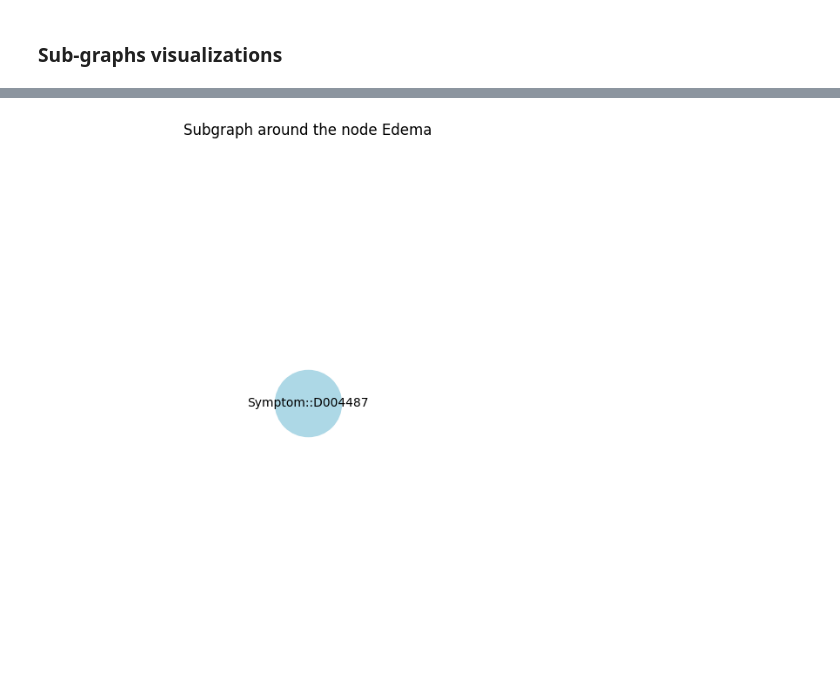
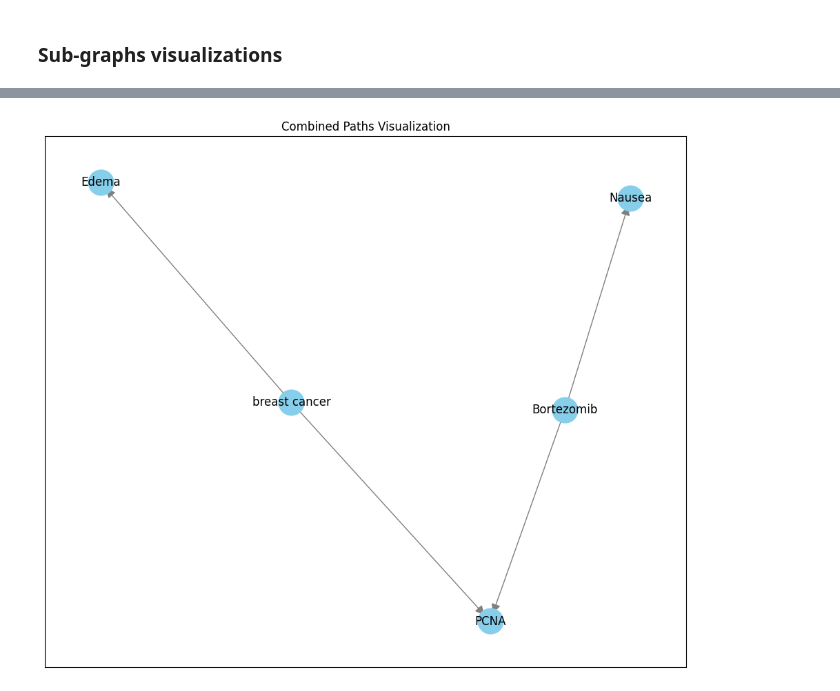
Before and after one commit to MatteoFerraresi/ac4da_project, a Jupyter notebook: script.ipynb, the cells around one changed output, grey strips where cells are left out. Cells and saved outputs as stored; diff of their text form; code cells hidden in the pictures.

```diff
--- a/script.ipynb
+++ b/script.ipynb
@@ -654,18 +670,43 @@ extract_and_visualize_subgraph(H, "Edema")
-# %%
-def plot_graph_section(G, central_node, radius=1):
-    # Draw the graph with a specific node and its neighbors within a certain radius
-    ego_graph = nx.ego_graph(G, central_node, radius=radius)
-    pos = nx.spring_layout(ego_graph)
-    plt.figure(figsize=(6, 6))
-    nx.draw(ego_graph, pos, node_color='lightblue', with_labels=True, node_size=3000, font_size=10)
-    plt.title(f"Subgraph around the node {G.nodes[central_node]['name']}")
-    plt.show()
-
-# Example usage, assuming you have the node ID for 'Edema'
-symptom_id = next((node for node, attrs in G.nodes(data=True) if attrs.get('name') == 'Edema'), None)
-if symptom_id:
-    plot_graph_section(H, symptom_id)
-else:
-    print("Edema not found in the graph.")
-# %% [output]
-[figure, removed]
+# %%
+def visualize_all_paths_together(G):
+    # Define the specific nodes and their connections for visualization
+    paths = [
+        ("Edema", "breast cancer", "PCNA"),  # Path 1: Edema to Breast Cancer to PCNA
+        ("Bortezomib", "PCNA"),              # Path 2: Bortezomib to PCNA
+        ("Bortezomib", "Nausea")             # Path 3: Bortezomib to Nausea
+    ]
+
+    # Collect nodes from all paths
+    all_nodes = []
+    for path in paths:
+        node_ids = []
+        for node_name in path:
+            node_id = next((node for node, attrs in G.nodes(data=True) if attrs.get('name') == node_name), None)
+            if not node_id:
+                print(f"Node '{node_name}' not found.")
+                break
+            node_ids.append(node_id)
+        if len(node_ids) == len(path):
+            all_nodes.extend(node_ids)
+
+    # Remove duplicates and create a subgraph
+    unique_nodes = list(set(all_nodes))
+    subgraph = G.subgraph(unique_nodes)
+
+    # Draw the combined path
+    draw_combined_paths(subgraph, paths)
+
+def draw_combined_paths(subgraph, paths):
+    # Draw the subgraph for combined paths
+    pos = nx.spring_layout(subgraph)  # Node positions
+    plt.figure(figsize=(12, 10))
+    nx.draw_networkx_nodes(subgraph, pos, node_size=700, node_color='skyblue')
+    nx.draw_networkx_edges(subgraph, pos, edgelist=subgraph.edges(), edge_color='gray', arrowstyle='-|>', arrowsize=20)
+    nx.draw_networkx_labels(subgraph, pos, labels={n: G.nodes[n]['name'] for n in subgraph.nodes()}, font_size=12)
+    plt.title("Combined Paths Visualization")
+    plt.show()
+
+# Assuming 'H' is your directed graph
+visualize_all_paths_together(H)
+# %% [output]
+[figure, added]
```
Also changed, not shown: parts of 11 cells of this notebook.
